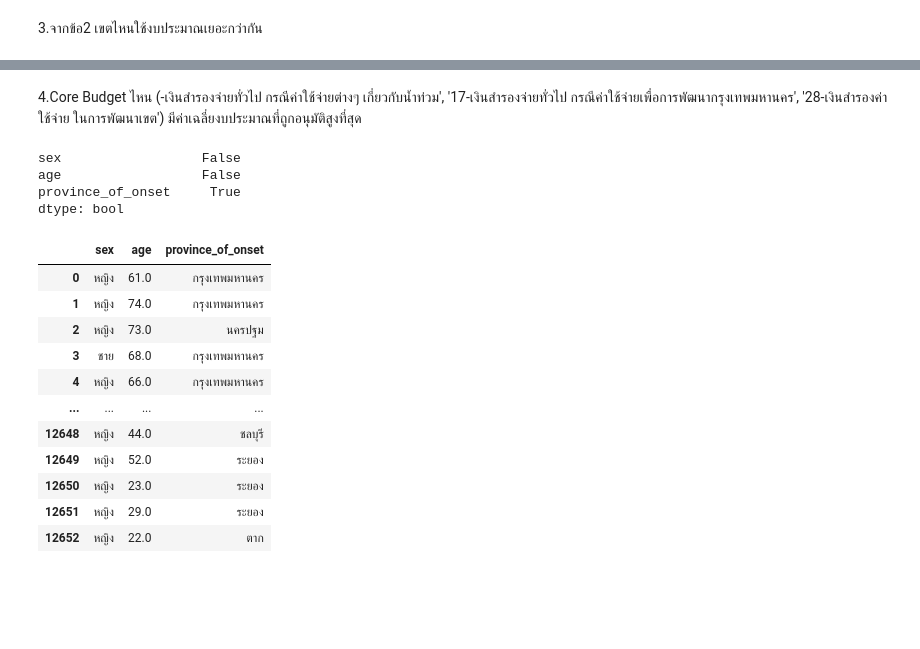
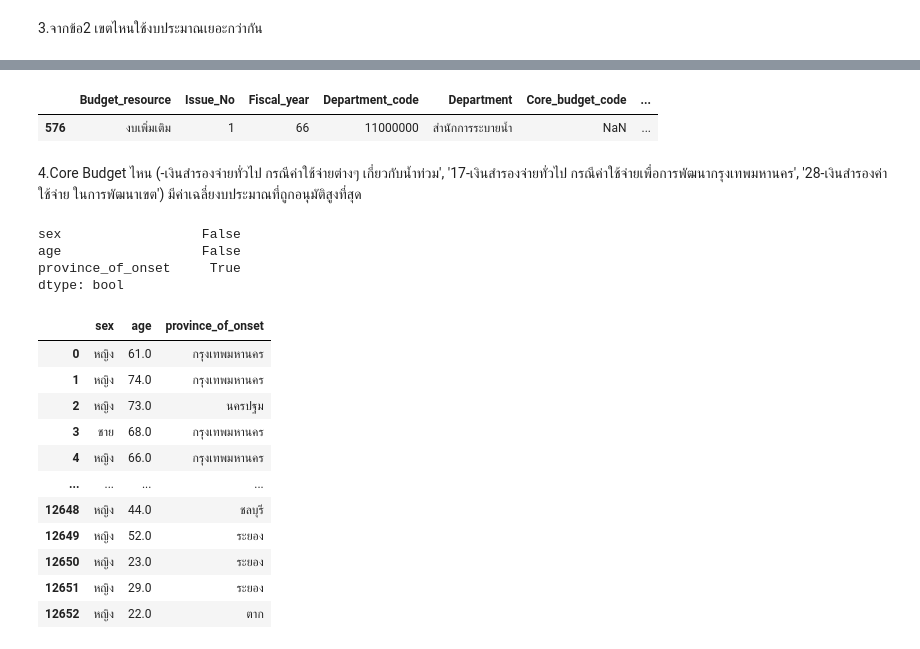
Before and after one commit to Thitiphorn267-3/python_dataviz2023, a Jupyter notebook: Pandas101.ipynb, the cells around one changed output, grey strips where cells are left out. Saved outputs shown, nothing was run; the diff lists cells and outputs as text; code cells hidden in the pictures; blank space fills up the shorter version.

```diff
--- a/Pandas101.ipynb
+++ b/Pandas101.ipynb
@@ -1135,3 +1159,10 @@ KeyError: ignored
+# %%
+data1_M = data1['Approved_buget'].max()
+dataMaxx = data1[(data1['Approved_buget'] == data1_M)]
+dataMaxx
+# %% [output]
+|  | Budget_resource | Issue_No | Fiscal_year | Department_code | Department | Core_budget_code | ... |
+| 576 | งบเพิ่มเติม | 1 | 66 | 11000000 | สำนักการระบายน้ำ | NaN | ... |
 # %% [markdown]
 4.Core Budget ไหน (-เงินสำรองจ่ายทั่วไป กรณีค่าใช้จ่ายต่างๆ เกี่ยวกับน้ำท่วม', '17-เงินสำรองจ่ายทั่วไป กรณีค่าใช้จ่ายเพื่อการพัฒนากรุงเทพมหานคร', '28-เงินสำรองค่าใช้จ่าย ในการพัฒนาเขต') มีค่าเฉลี่ยงบประมาณที่ถูกอนุมัติสูงที่สุด
 # %%
```
Also changed, not shown: parts of 3 cells of this notebook.
